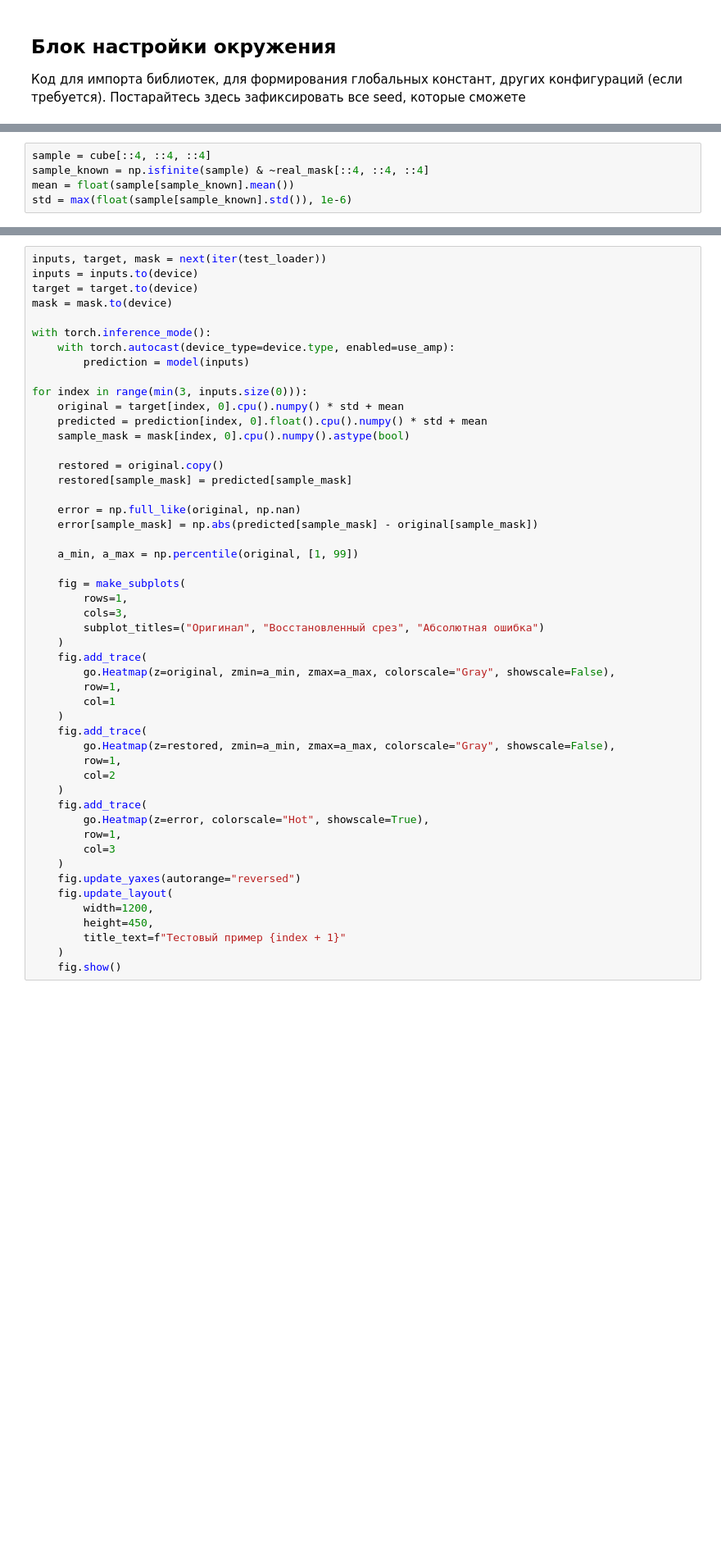
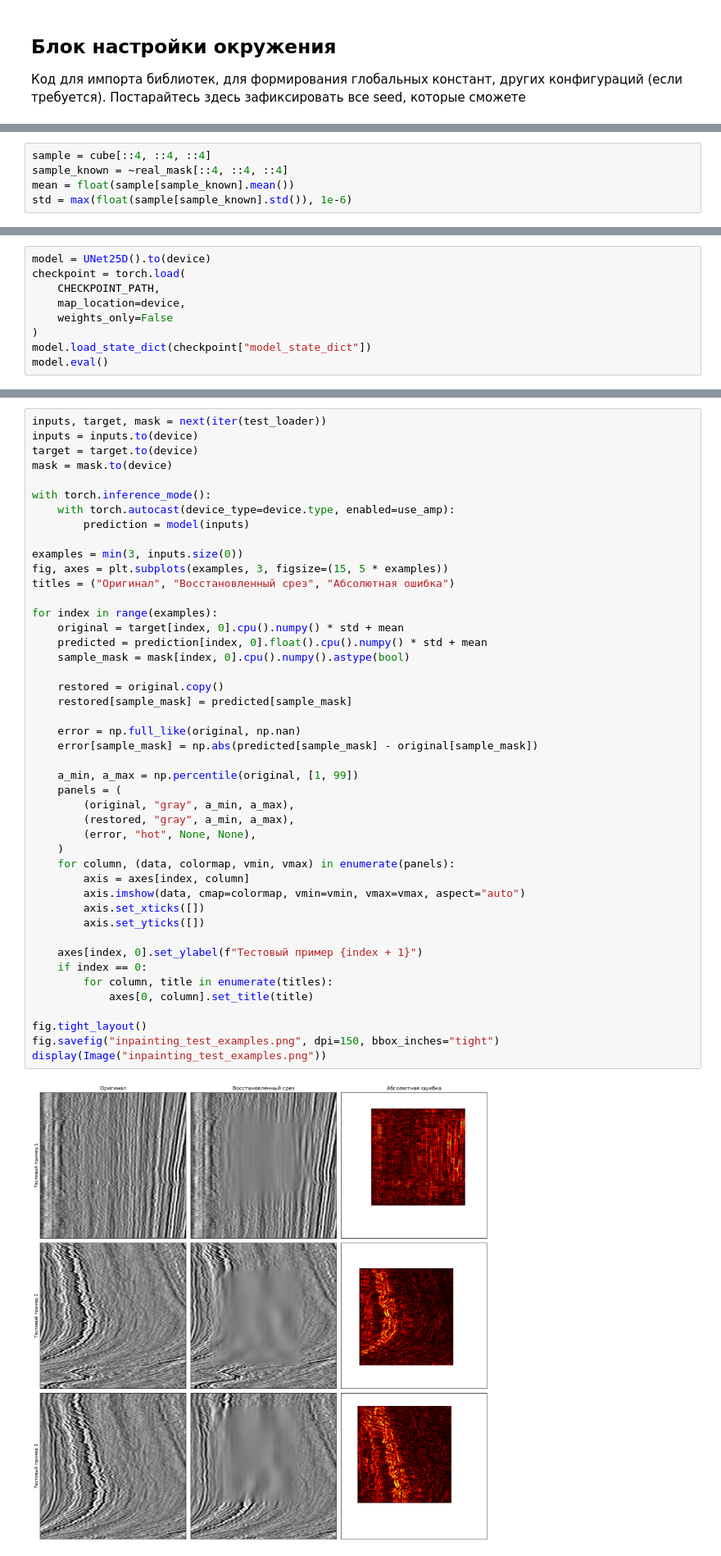
Before and after one commit to fklska/CV_project, a Jupyter notebook: inpainting.ipynb, the cells around one changed output, grey strips where cells are left out. Shown at 82% size. Saved outputs shown, nothing was run; the diff lists cells and outputs as text; blank space fills up the shorter version.

```diff
--- a/inpainting.ipynb
+++ b/inpainting.ipynb
@@ -96,6 +124,6 @@ REGIONS = (
 # %%
 sample = cube[::4, ::4, ::4]
-sample_known = np.isfinite(sample) & ~real_mask[::4, ::4, ::4]
+sample_known = ~real_mask[::4, ::4, ::4]
 mean = float(sample[sample_known].mean())
 std = max(float(sample[sample_known].std()), 1e-6)
 # %%
@@ -461,0 +644,9 @@ plt.show()
+# %%
+model = UNet25D().to(device)
+checkpoint = torch.load(
+    CHECKPOINT_PATH,
+    map_location=device,
+    weights_only=False
+)
+model.load_state_dict(checkpoint["model_state_dict"])
+model.eval()
@@ -498,53 +723,50 @@ print(
 # %%
 inputs, target, mask = next(iter(test_loader))
 inputs = inputs.to(device)
 target = target.to(device)
 mask = mask.to(device)
 
 with torch.inference_mode():
     with torch.autocast(device_type=device.type, enabled=use_amp):
         prediction = model(inputs)
 
-for index in range(min(3, inputs.size(0))):
+examples = min(3, inputs.size(0))
+fig, axes = plt.subplots(examples, 3, figsize=(15, 5 * examples))
+titles = ("Оригинал", "Восстановленный срез", "Абсолютная ошибка")
+
+for index in range(examples):
     original = target[index, 0].cpu().numpy() * std + mean
     predicted = prediction[index, 0].float().cpu().numpy() * std + mean
     sample_mask = mask[index, 0].cpu().numpy().astype(bool)
 
     restored = original.copy()
     restored[sample_mask] = predicted[sample_mask]
 
     error = np.full_like(original, np.nan)
     error[sample_mask] = np.abs(predicted[sample_mask] - original[sample_mask])
 
     a_min, a_max = np.percentile(original, [1, 99])
+    panels = (
+        (original, "gray", a_min, a_max),
+        (restored, "gray", a_min, a_max),
+        (error, "hot", None, None),
+    )
+    for column, (data, colormap, vmin, vmax) in enumerate(panels):
+        axis = axes[index, column]
+        axis.imshow(data, cmap=colormap, vmin=vmin, vmax=vmax, aspect="auto")
+        axis.set_xticks([])
+        axis.set_yticks([])
 
-    fig = make_subplots(
-        rows=1,
-        cols=3,
-        subplot_titles=("Оригинал", "Восстановленный срез", "Абсолютная ошибка")
-    )
-    fig.add_trace(
-        go.Heatmap(z=original, zmin=a_min, zmax=a_max, colorscale="Gray", showscale=False),
-        row=1,
-        col=1
-    )
-    fig.add_trace(
-        go.Heatmap(z=restored, zmin=a_min, zmax=a_max, colorscale="Gray", showscale=False),
-        row=1,
-        col=2
-    )
-    fig.add_trace(
-        go.Heatmap(z=error, colorscale="Hot", showscale=True),
-        row=1,
-        col=3
-    )
-    fig.update_yaxes(autorange="reversed")
-    fig.update_layout(
-        width=1200,
-        height=450,
-        title_text=f"Тестовый пример {index + 1}"
-    )
-    fig.show()
+    axes[index, 0].set_ylabel(f"Тестовый пример {index + 1}")
+    if index == 0:
+        for column, title in enumerate(titles):
+            axes[0, column].set_title(title)
+
+fig.tight_layout()
+fig.savefig("inpainting_test_examples.png", dpi=150, bbox_inches="tight")
+display(Image("inpainting_test_examples.png"))
+# %% [output]
+[figure, added]
 # %% [markdown]
 ## Блок "Инференса модели"
 
```
Also changed, not shown: parts of 23 cells of this notebook, 3 other files.
